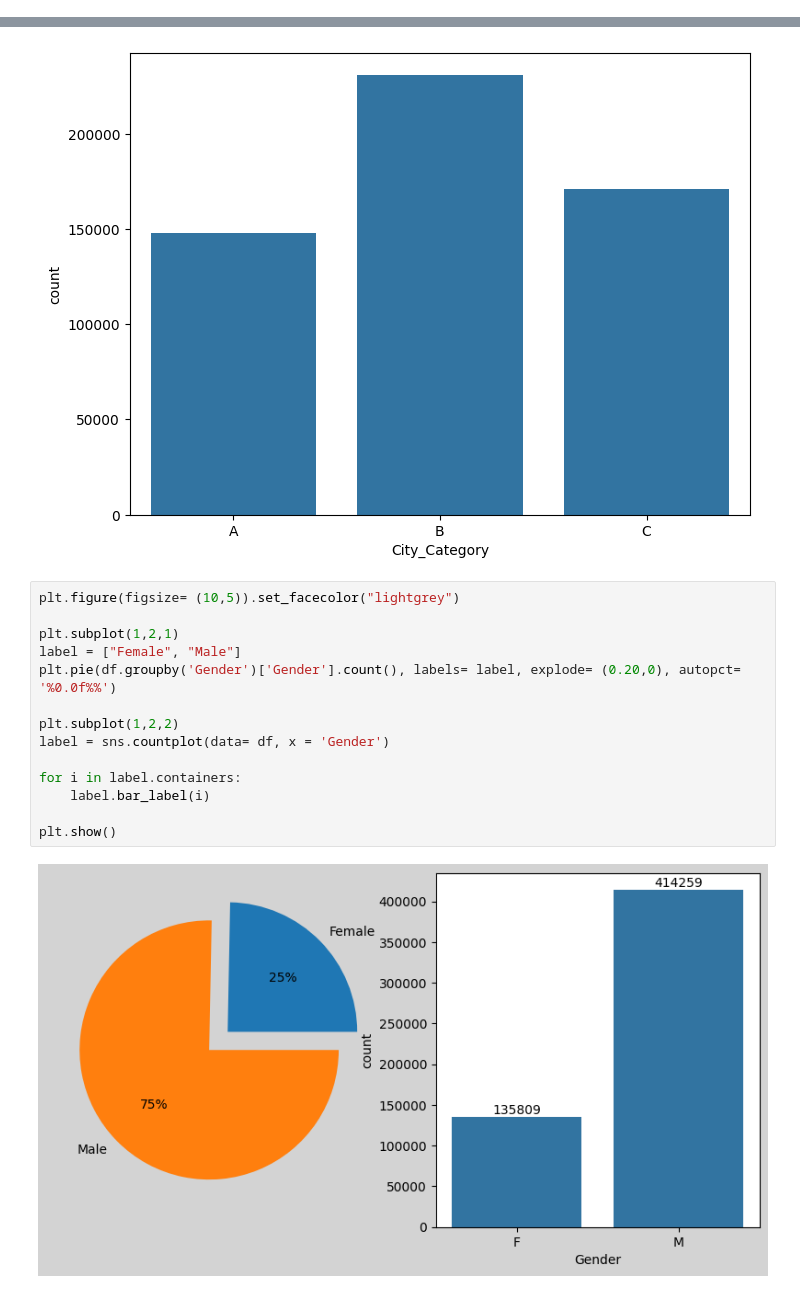
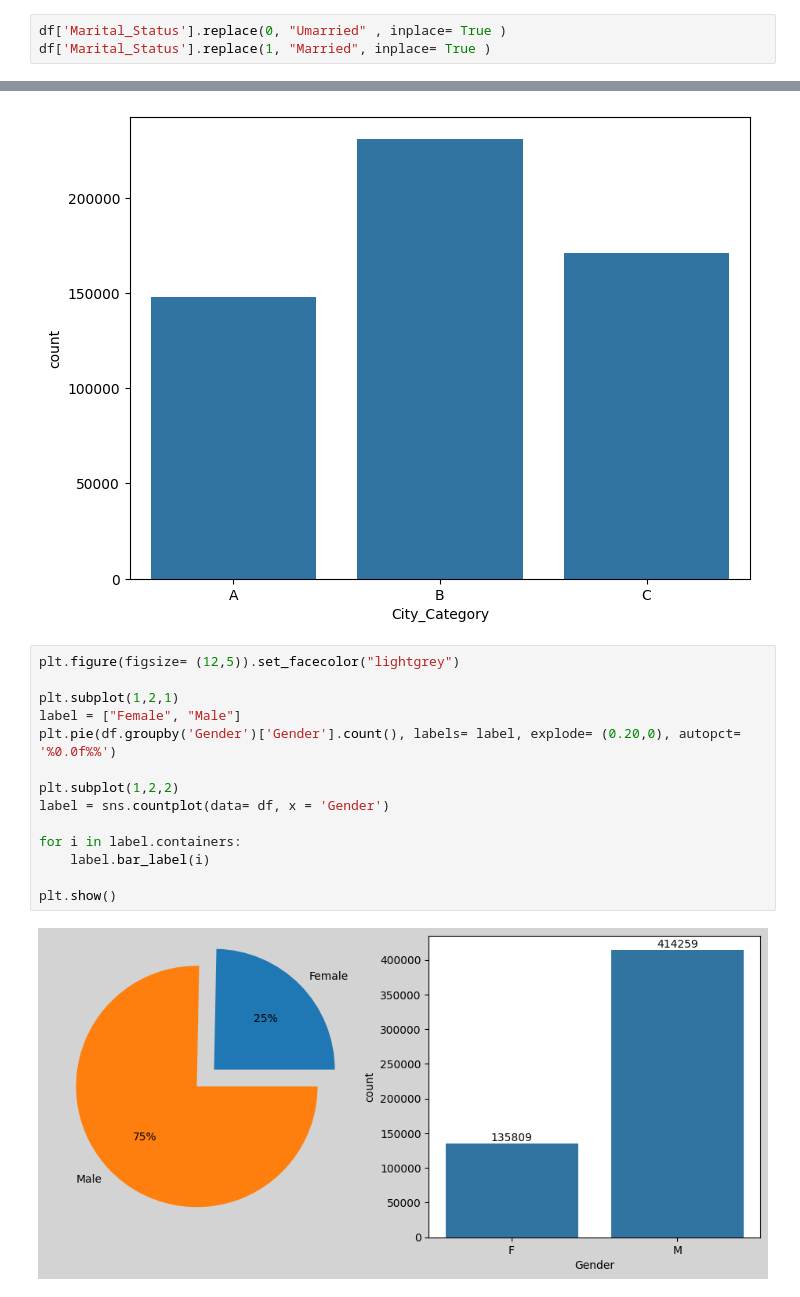
Before and after one commit to AntaraR12/Walmart_CLT, a Jupyter notebook: notebook.ipynb, the cells around one changed output, grey strips where cells are left out. Cells and saved outputs as stored; diff of their text form.

```diff
--- a/notebook.ipynb
+++ b/notebook.ipynb
@@ -167,0 +162,3 @@ Name: count, dtype: int64
+# %%
+df['Marital_Status'].replace(0, "Umarried" , inplace= True )
+df['Marital_Status'].replace(1, "Married", inplace= True )
@@ -174,21 +178,21 @@ sns.countplot(x=df['City_Category'])
 <Axes: xlabel='City_Category', ylabel='count'>
 [figure]
 # %%
-plt.figure(figsize= (10,5)).set_facecolor("lightgrey")
+plt.figure(figsize= (12,5)).set_facecolor("lightgrey")
 
 plt.subplot(1,2,1)
 label = ["Female", "Male"]
 plt.pie(df.groupby('Gender')['Gender'].count(), labels= label, explode= (0.20,0), autopct= '%0.0f%%')
 
 plt.subplot(1,2,2)
 label = sns.countplot(data= df, x = 'Gender')
 
 for i in label.containers:
     label.bar_label(i)
 
 plt.show()
 # %% [output]
-[figure, old version]
+[figure, new version]
 # %%
 
 def univariate (D, x_list: list):
```
Also changed, not shown: parts of 11 cells of this notebook.
